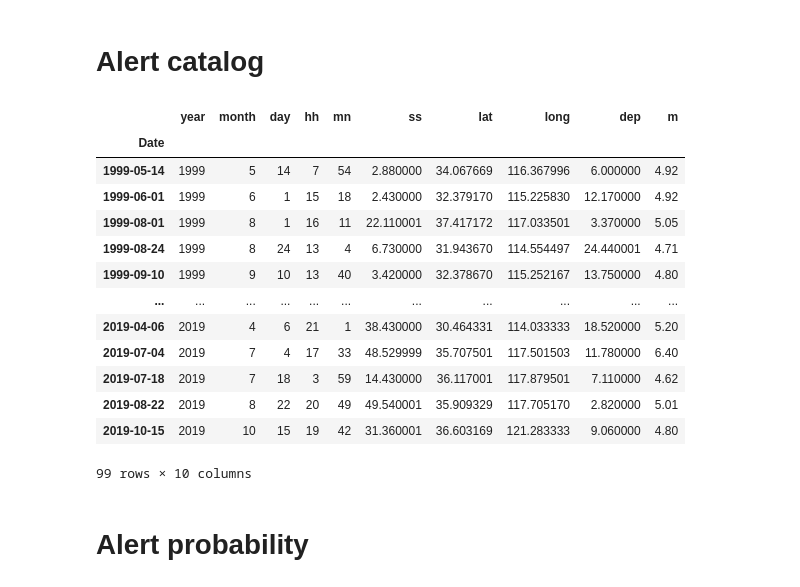
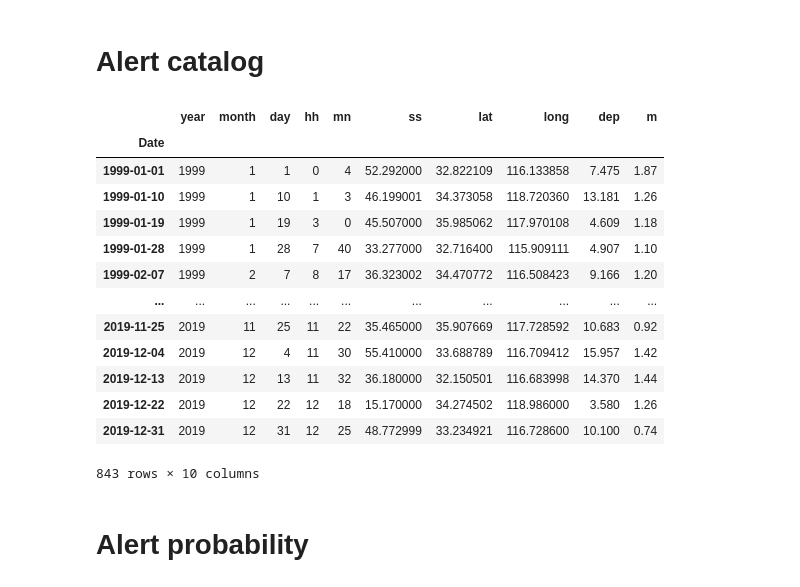
Before and after one commit to Schimmenti/EarthquakesGPS, a Jupyter notebook: Dataset.ipynb, the cells around one changed output. Cells and saved outputs as stored; diff of their text form; code cells hidden in the pictures.

```diff
--- a/Dataset.ipynb
+++ b/Dataset.ipynb
@@ -203,27 +203,27 @@ for idx in range(0,len(pos_rads)):
 # %% [markdown]
 # Alert catalog
 # %%
-catalog_name = "sc_4.5_tutti_9w.dat"
+catalog_name = "sc_schifezze.dat"
 earthquakes = pd.read_csv("https://raw.githubusercontent.com/Schimmenti/EarthquakesGPS/main/%s" % catalog_name, sep="\s+", header=None, names=["year","month","day", "hh","mn","ss","lat","long","dep","m"])
 earthquakes["long"] = -earthquakes["long"]
 earthquakes["Date"] =pd.to_datetime(earthquakes[['year','month','day']])
 earthquakes.set_index("Date",inplace=True)
 earthquakes
 # %% [output]
 |  | year | month | day | hh | mn | ss | lat | long | dep | m |
 | Date |  |  |  |  |  |  |  |  |  |  |
-| 1999-05-14 | 1999 | 5 | 14 | 7 | 54 | 2.880000 | 34.067669 | 116.367996 | 6.000000 | 4.92 |
-| 1999-06-01 | 1999 | 6 | 1 | 15 | 18 | 2.430000 | 32.379170 | 115.225830 | 12.170000 | 4.92 |
-| 1999-08-01 | 1999 | 8 | 1 | 16 | 11 | 22.110001 | 37.417172 | 117.033501 | 3.370000 | 5.05 |
-| 1999-08-24 | 1999 | 8 | 24 | 13 | 4 | 6.730000 | 31.943670 | 114.554497 | 24.440001 | 4.71 |
-| 1999-09-10 | 1999 | 9 | 10 | 13 | 40 | 3.420000 | 32.378670 | 115.252167 | 13.750000 | 4.80 |
+| 1999-01-01 | 1999 | 1 | 1 | 0 | 4 | 52.292000 | 32.822109 | 116.133858 | 7.475 | 1.87 |
+| 1999-01-10 | 1999 | 1 | 10 | 1 | 3 | 46.199001 | 34.373058 | 118.720360 | 13.181 | 1.26 |
+| 1999-01-19 | 1999 | 1 | 19 | 3 | 0 | 45.507000 | 35.985062 | 117.970108 | 4.609 | 1.18 |
+| 1999-01-28 | 1999 | 1 | 28 | 7 | 40 | 33.277000 | 32.716400 | 115.909111 | 4.907 | 1.10 |
+| 1999-02-07 | 1999 | 2 | 7 | 8 | 17 | 36.323002 | 34.470772 | 116.508423 | 9.166 | 1.20 |
 | ... | ... | ... | ... | ... | ... | ... | ... | ... | ... | ... |
-| 2019-04-06 | 2019 | 4 | 6 | 21 | 1 | 38.430000 | 30.464331 | 114.033333 | 18.520000 | 5.20 |
-| 2019-07-04 | 2019 | 7 | 4 | 17 | 33 | 48.529999 | 35.707501 | 117.501503 | 11.780000 | 6.40 |
-| 2019-07-18 | 2019 | 7 | 18 | 3 | 59 | 14.430000 | 36.117001 | 117.879501 | 7.110000 | 4.62 |
-| 2019-08-22 | 2019 | 8 | 22 | 20 | 49 | 49.540001 | 35.909329 | 117.705170 | 2.820000 | 5.01 |
-| 2019-10-15 | 2019 | 10 | 15 | 19 | 42 | 31.360001 | 36.603169 | 121.283333 | 9.060000 | 4.80 |
+| 2019-11-25 | 2019 | 11 | 25 | 11 | 22 | 35.465000 | 35.907669 | 117.728592 | 10.683 | 0.92 |
+| 2019-12-04 | 2019 | 12 | 4 | 11 | 30 | 55.410000 | 33.688789 | 116.709412 | 15.957 | 1.42 |
+| 2019-12-13 | 2019 | 12 | 13 | 11 | 32 | 36.180000 | 32.150501 | 116.683998 | 14.370 | 1.44 |
+| 2019-12-22 | 2019 | 12 | 22 | 12 | 18 | 15.170000 | 34.274502 | 118.986000 | 3.580 | 1.26 |
+| 2019-12-31 | 2019 | 12 | 31 | 12 | 25 | 48.772999 | 33.234921 | 116.728600 | 10.100 | 0.74 |
-99 rows × 10 columns
+843 rows × 10 columns
 # %%
 position_array = np.array([station_pos[key] for key in clusters.keys()])
 # %%
```
Also changed, not shown: parts of 8 cells of this notebook.
